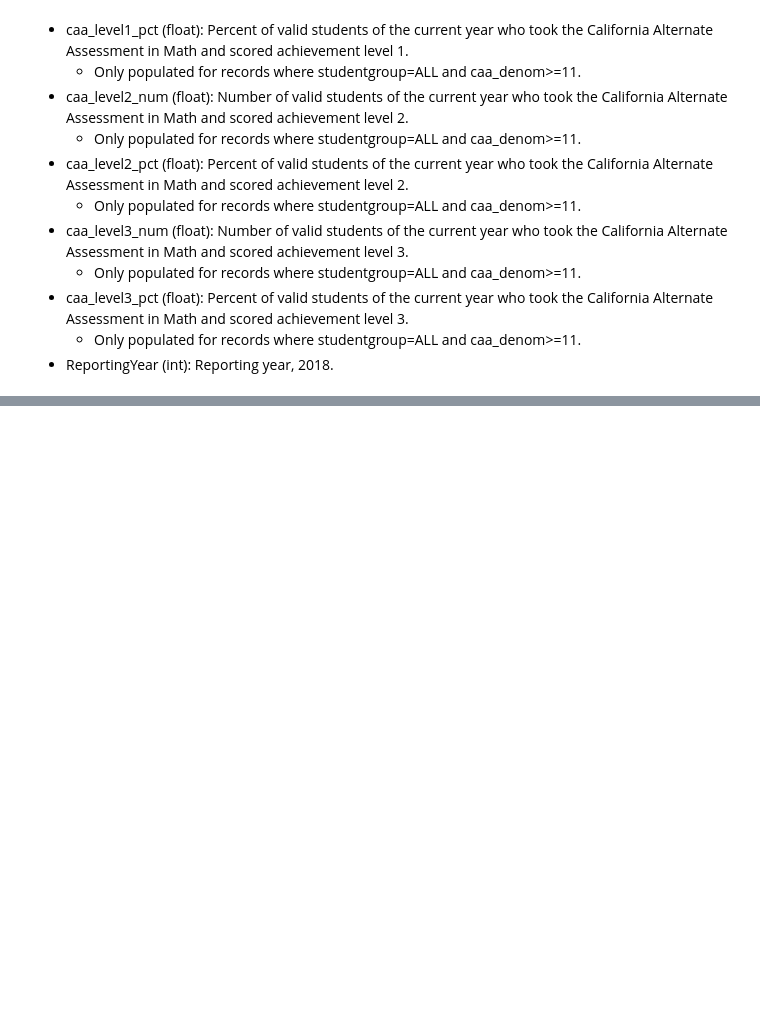
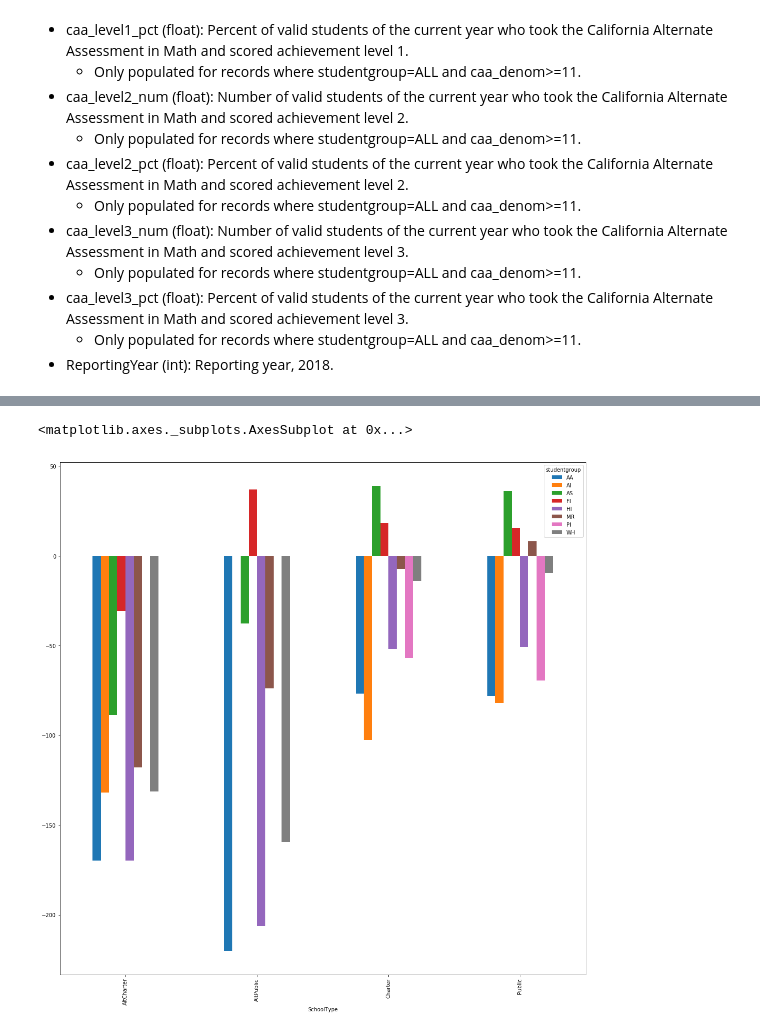
Before and after one commit to jpafford/Data_Mining_7331, a Jupyter notebook: Lab One Visualization and Data Preprocessing.ipynb, the cells around one changed output, grey strips where cells are left out. Saved outputs shown, nothing was run; the diff lists cells and outputs as text; code cells hidden in the pictures; blank space fills up the shorter version.

```diff
--- a/Lab One Visualization and Data Preprocessing.ipynb
+++ b/Lab One Visualization and Data Preprocessing.ipynb
@@ -177,0 +392,9 @@ In order to better visualize the information from the student groups column, we
+# %%
+#Create an Ethnicity/Race Subgroup to compare like data.
+
+math2018ETH=(math2018[(math2018.studentgroup == 'AA') | (math2018.studentgroup == 'AI')| (math2018.studentgroup == 'AS')| (math2018.studentgroup == 'FI')| (math2018.studentgroup == 'HI')| (math2018.studentgroup == 'PI')| (math2018.studentgroup == 'WH')| (math2018.studentgroup == 'MR')])
+
+#Create a smaller cross table with just the eth/race columns
+
+math2018_AvgDistETH=pd.crosstab(math2018ETH.SchoolType, math2018ETH.studentgroup, values = math2018ETH.currstatus, aggfunc='mean').round(2)
+math2018_AvgDistETH
@@ -177,0 +408,7 @@ In order to better visualize the information from the student groups column, we
+# %%
+#Use it to create bar chart to show smaller set of data (Eth/race)
+
+math2018_AvgDistETH.plot(kind = 'bar', figsize=(18,18), stacked=False)
+# %% [output]
+<matplotlib.axes._subplots.AxesSubplot at 0x...>
+[figure, added]
```
Also changed, not shown: parts of 36 cells of this notebook, 6 other files.
